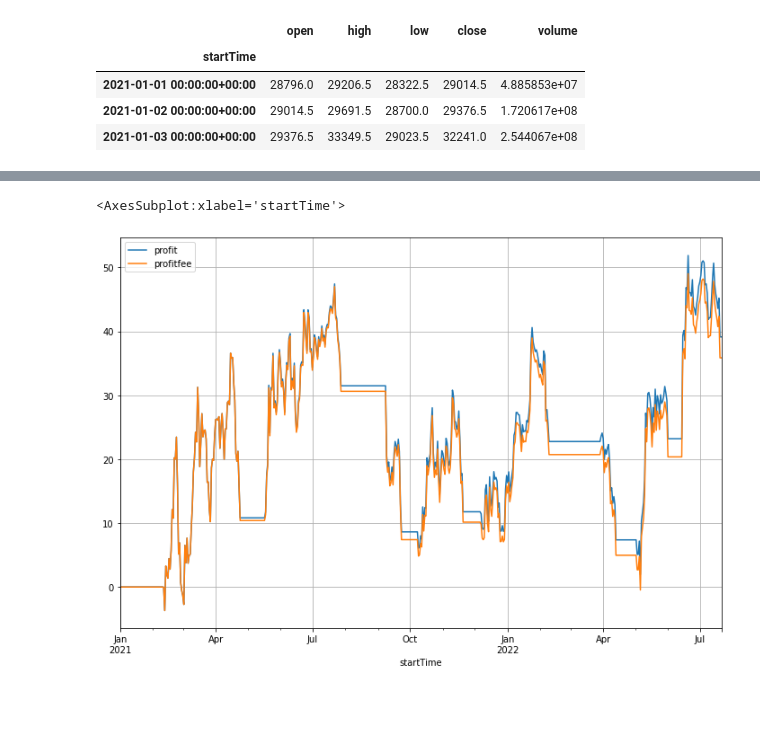
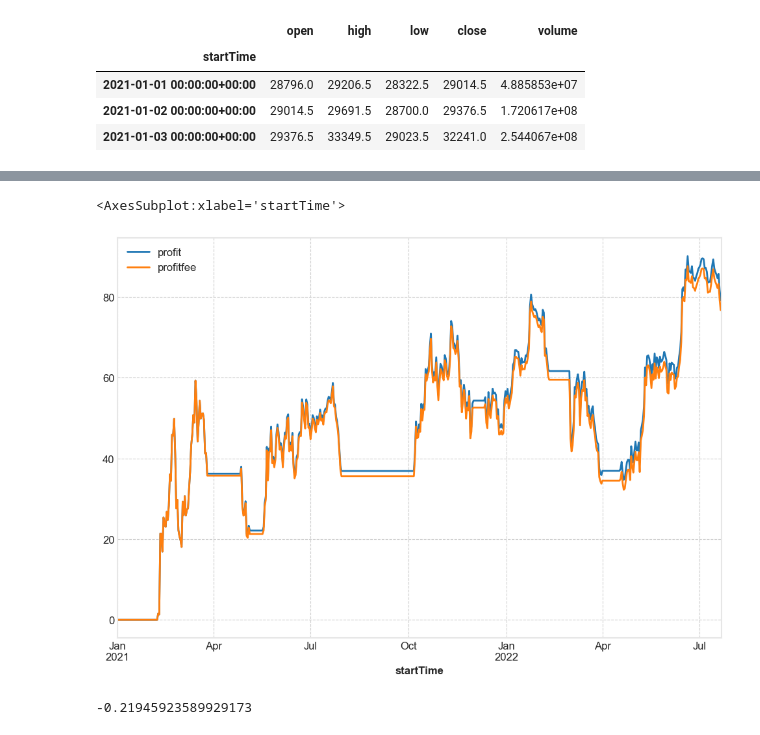
Before and after one commit to AbnerTeng/Quant-Finance, a Jupyter notebook: interact/CTA_backtesting_interact.ipynb, the cells around one changed output, grey strips where cells are left out. Drawn from its saved outputs; the diff is of its cells as text; code cells hidden in the pictures; blank space fills up the shorter version.

```diff
--- a/interact/CTA_backtesting_interact.ipynb
+++ b/interact/CTA_backtesting_interact.ipynb
@@ -23,32 +0,0 @@ print(path)
-# %%
-symbol = 'BTC/USD'
-
-startTime = '2021-1-1'
-endTime = '2022-7-22'
-resolution = 60
-
-startTimeStamp = dt.datetime.strptime(startTime, '%Y-%m-%d').timestamp()
-endTimeStamp = dt.datetime.strptime(endTime, '%Y-%m-%d').timestamp()
-data = []
-
-import tqdm
-for i in tqdm.tqdm(range(100)):
-    while True:
-        if startTimeStamp < endTimeStamp:
-            t1 = startTimeStamp
-            t2 = startTimeStamp + resolution * 1440
-
-            url = f'https://ftx.com/api//markets/{symbol}/candles?resolution={resolution}&limit=1440&start_time={t1}&end_time={t2}'
-            response = requests.get(url)
-            if response.status_code == 200:
-                result = response.json()['result'][:-1]
-                data += result
-            else:
-                print('error: {}, {} ~ {}'.format(symbol, t1, t2))
-
-            startTimeStamp += resolution * 1440
-        else:
-            break
-
-data = pd.DataFrame(data)
-data.index = pd.to_datetime(data['startTime'])
@@ -105,7 +41,10 @@ length = 20
 times_of_std = 2
 df['ma'] = df['close'].rolling(window = length, center = False).mean()
 df['std'] = df['close'].rolling(window = length, center = False).std()
+df['5SMA'] = df['close'].rolling(window = 5, center = False).mean()
 
 for i in range(len(df)):
     df['upper_bound'] = df['ma'] + times_of_std * df['std']
     df['lower_bound'] = df['ma'] - times_of_std * df['std']
+    df['BBW'] = (df['upper_bound'] - df['lower_bound']) / df['ma']
+    df['threshold'] = 0.25
@@ -134,13 +80,13 @@ for i in range(len(df)):
         profit_list.append(0)
         profit_fee_list.append(0)
 
-        if df['close'][i-1] > df['lower_bound'][i-1] and df['close'][i] < df['lower_bound'][i]:
+        if df['BBW'][i-1] < df['threshold'][i-1] and df['BBW'][i] > df['threshold'][i] and df['5SMA'][i] < df['ma'][i]:
             executeSize = money / df['open'][i+1]
             B_or_S = 'S'
             t = i + 1
             short.append(t)
 
-        if df['close'][i-1] < df['upper_bound'][i-1] and df['close'][i] > df['upper_bound'][i]:
+        if df['BBW'][i-1] < df['threshold'][i-1] and df['BBW'][i] > df['threshold'][i] and df['5SMA'][i] > df['ma'][i]:
             executeSize = money / df['open'][i+1]
             B_or_S = 'B'
             t = i + 1
@@ -150,7 +96,7 @@ for i in range(len(df)):
         profit = executeSize * (df['open'][i+1] - df['open'][i])
         profit_list.append(profit)
 
-        if (df['close'][i-1] >= df['lower_bound'][i-1] and df['close'][i] < df['lower_bound'][i]) or (i == len(df) - 2):
+        if (df['BBW'][i-1] >= df['threshold'][i-1] and df['BBW'][i] < df['threshold'][i]) and df['5SMA'][i] < df['ma'][i] or (i == len(df) - 2):
             pl_round = executeSize * (df['open'][i+1] - df['open'][t])
             profit_fee = profit - money * feeRate - (money + pl_round) * feeRate
             profit_fee_list.append(profit_fee)
@@ -165,7 +111,7 @@ for i in range(len(df)):
         profit = executeSize * (df['open'][i] - df['open'][i+1])
         profit_list.append(profit)
 
-        if (df['close'][i-1] <= df['upper_bound'][i-1] and df['close'][i] > df['upper_bound'][i]) or (i == len(df) - 2):
+        if (df['BBW'][i-1] >= df['threshold'][i-1] and df['BBW'][i] > df['threshold'][i]) and df['5SMA'][i] > df['ma'][i] or (i == len(df) - 2):
             pl_round = executeSize * (df['open'][t] - df['open'][i+1])
             profit_fee = profit - money * feeRate - (money + pl_round) * feeRate
             profit_fee_list.append(profit_fee)
@@ -196,4 +142,8 @@ startTime
 
 [568 rows x 2 columns]
 <AxesSubplot:xlabel='startTime'>
-[figure, old version]
+[figure, new version]
+# %%
+print((df['close'][-1] - df['close'][0]) / df['close'][0])
+# %% [output]
+-0.21945923589929173
```
Also changed, not shown: parts of 56 cells of this notebook.
